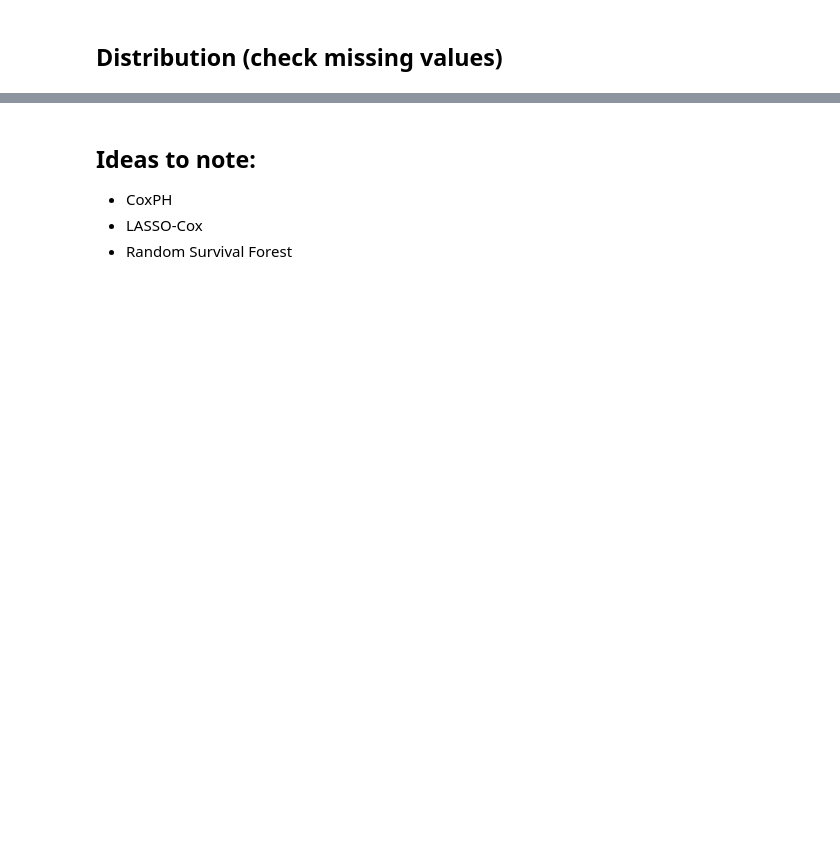
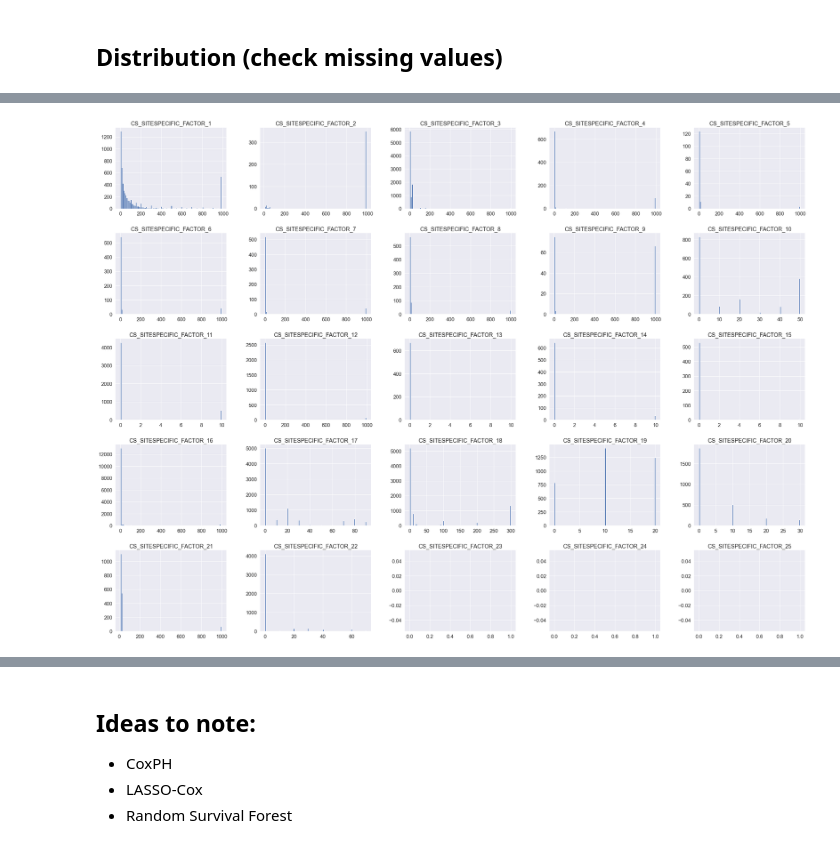
Before and after one commit to jerryji1993/MetMCC-SCAN, a Jupyter notebook: scripts/EDA.ipynb, the cells around one changed output, grey strips where cells are left out. Saved outputs shown, nothing was run; the diff lists cells and outputs as text; code cells hidden in the pictures; blank space fills up the shorter version.

```diff
--- a/scripts/EDA.ipynb
+++ b/scripts/EDA.ipynb
@@ -300,0 +181,37 @@ plt.show()
+# %%
+site_specific_factors = [
+             'CS_SITESPECIFIC_FACTOR_1',
+             'CS_SITESPECIFIC_FACTOR_2',
+             'CS_SITESPECIFIC_FACTOR_3',
+             'CS_SITESPECIFIC_FACTOR_4',
+             'CS_SITESPECIFIC_FACTOR_5',
+             'CS_SITESPECIFIC_FACTOR_6',
+             'CS_SITESPECIFIC_FACTOR_7',
+             'CS_SITESPECIFIC_FACTOR_8',
+             'CS_SITESPECIFIC_FACTOR_9',
+             'CS_SITESPECIFIC_FACTOR_10',
+             'CS_SITESPECIFIC_FACTOR_11',
+             'CS_SITESPECIFIC_FACTOR_12',
+             'CS_SITESPECIFIC_FACTOR_13',
+             'CS_SITESPECIFIC_FACTOR_14',
+             'CS_SITESPECIFIC_FACTOR_15',
+             'CS_SITESPECIFIC_FACTOR_16',
+             'CS_SITESPECIFIC_FACTOR_17',
+             'CS_SITESPECIFIC_FACTOR_18',
+             'CS_SITESPECIFIC_FACTOR_19',
+             'CS_SITESPECIFIC_FACTOR_20',
+             'CS_SITESPECIFIC_FACTOR_21',
+             'CS_SITESPECIFIC_FACTOR_22',
+             'CS_SITESPECIFIC_FACTOR_23',
+             'CS_SITESPECIFIC_FACTOR_24',
+             'CS_SITESPECIFIC_FACTOR_25'
+]
+# %%
+mcc_ncdb_site = mcc_ncdb[mcc_ncdb.columns.intersection(site_specific_factors)]
+mcc_ncdb_site = mcc_ncdb_site.apply(lambda x: x.replace([888, 988, 990, 998, 999],
+                                                        [np.nan,np.nan,np.nan,np.nan,np.nan]))
+mcc_ncdb_site.hist(bins=100, figsize=(40,30))
+plt.rcParams.update({'font.size': 24})
+plt.show()
+# %% [output]
+[figure, added]
```
Also changed, not shown: parts of 30 cells of this notebook, 1 other file.
